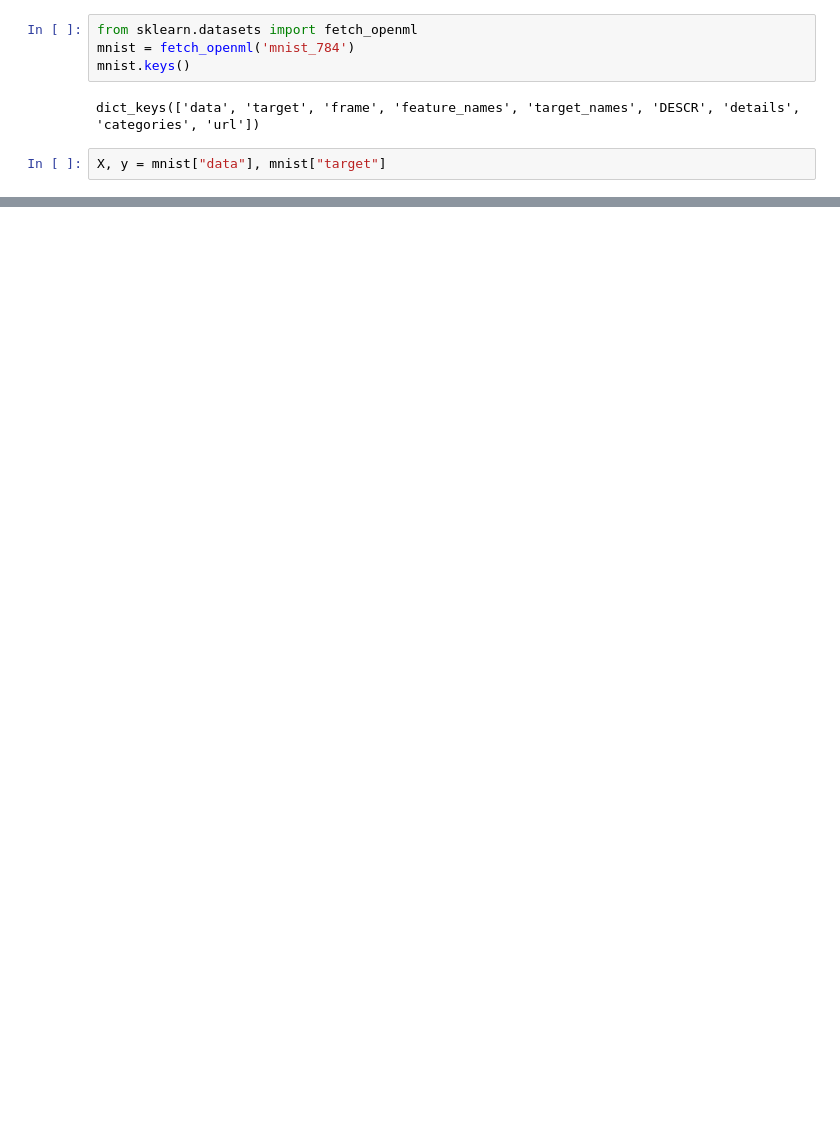
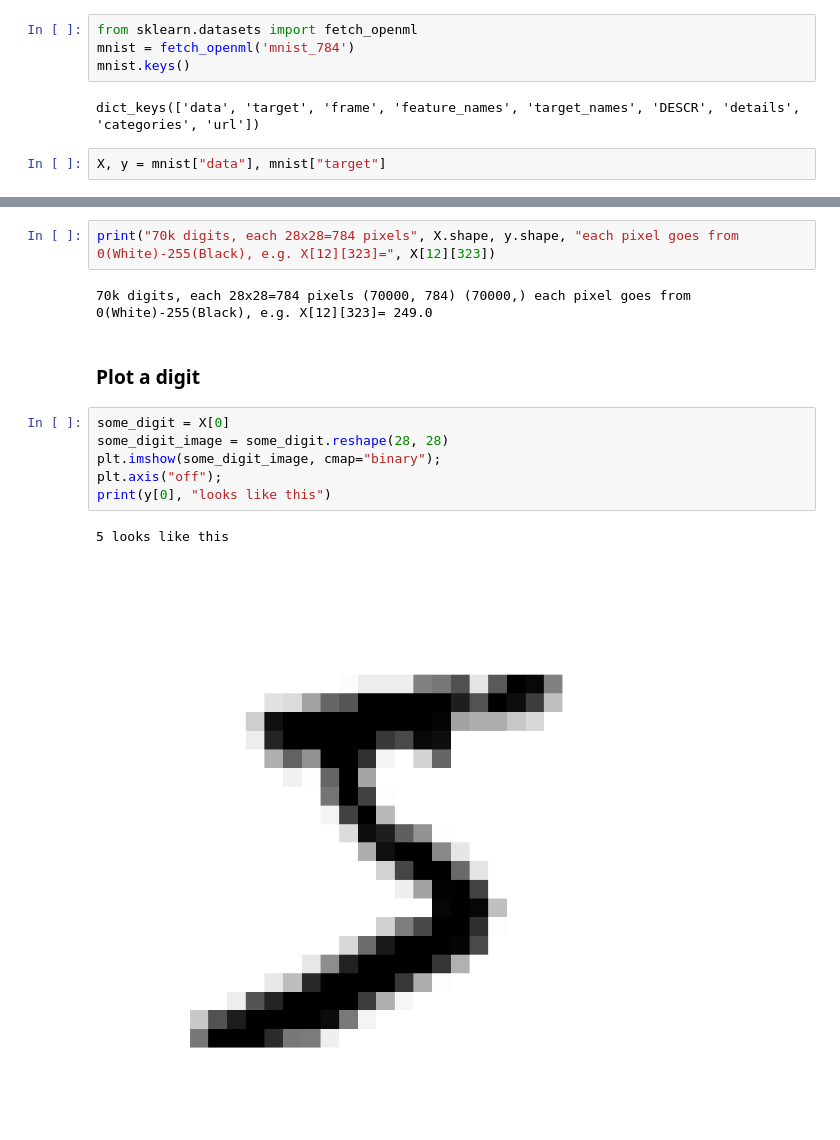
Before and after one commit to glukicov/ML_GPU, a Jupyter notebook: JupyterNB/Classification.ipynb, the cells around one changed output, grey strips where cells are left out. Saved outputs shown, nothing was run; the diff lists cells and outputs as text; blank space fills up the shorter version.

```diff
--- a/JupyterNB/Classification.ipynb
+++ b/JupyterNB/Classification.ipynb
@@ -39,0 +36,15 @@ X.shape, y.shape
+# %%
+print("70k digits, each 28x28=784 pixels", X.shape, y.shape, "each pixel goes from 0(White)-255(Black), e.g. X[12][323]=", X[12][323])
+# %% [output]
+70k digits, each 28x28=784 pixels (70000, 784) (70000,) each pixel goes from 0(White)-255(Black), e.g. X[12][323]= 249.0
+# %% [markdown]
+### Plot a digit
+# %%
+some_digit = X[0]
+some_digit_image = some_digit.reshape(28, 28)
+plt.imshow(some_digit_image, cmap="binary");
+plt.axis("off");
+print(y[0], "looks like this")
+# %% [output]
+5 looks like this
+[figure, added]
```
Also changed, not shown: parts of 32 cells of this notebook, 3 other files.
